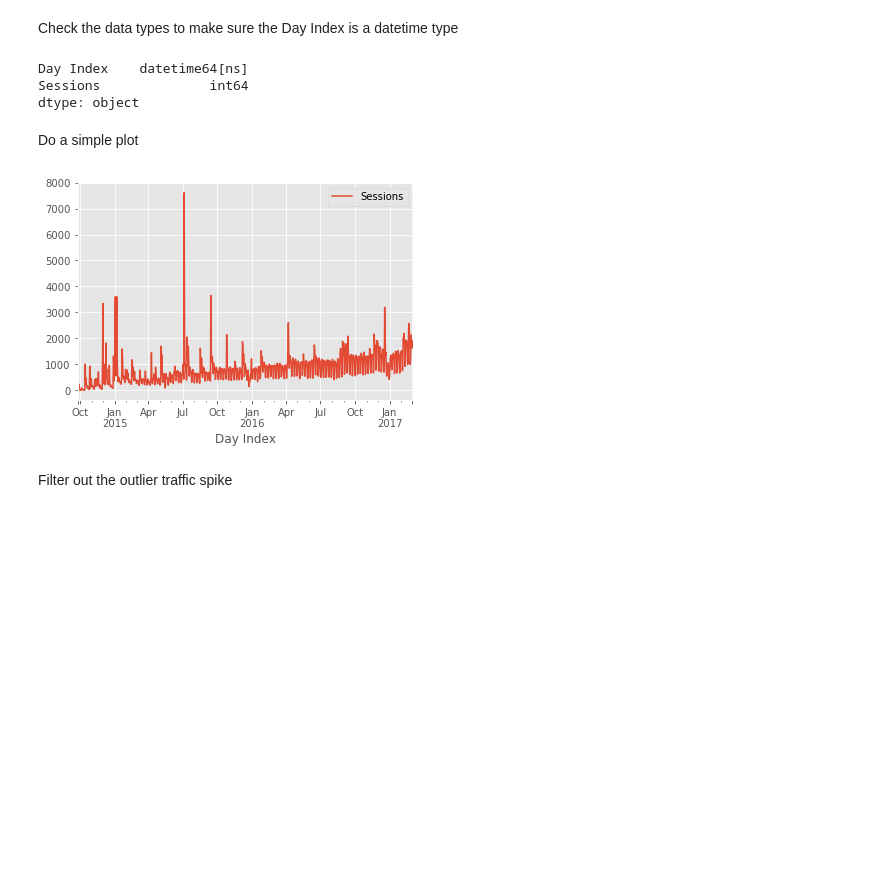
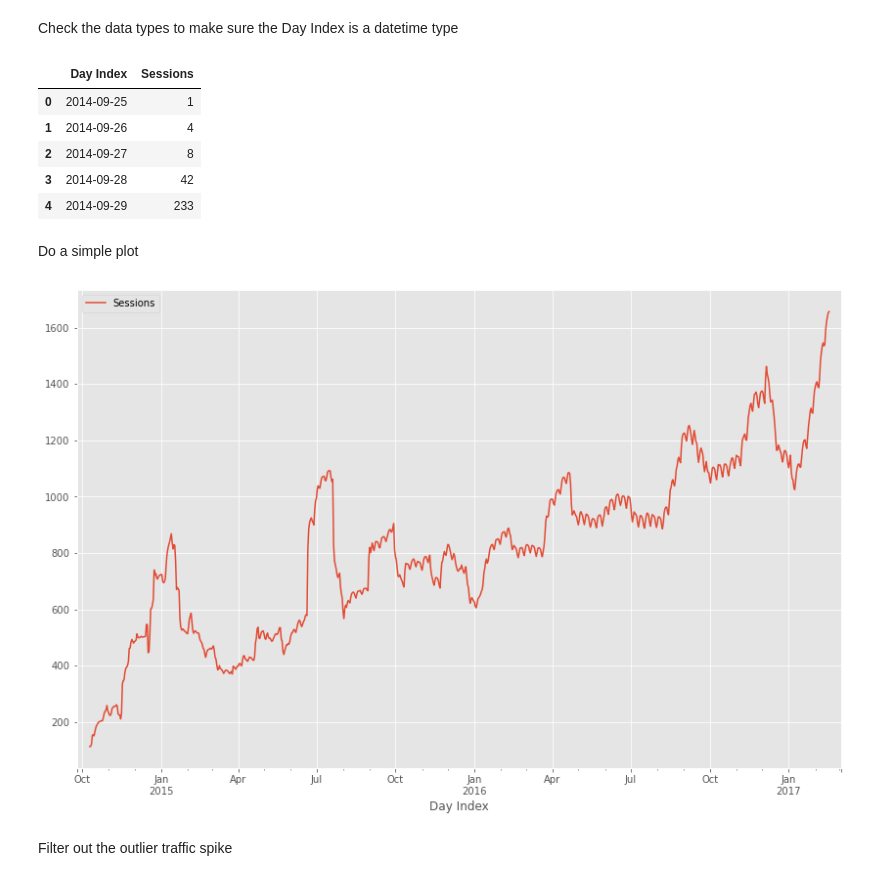
Before and after one commit to Belerofontech/curso-pandas-public, a Jupyter notebook: Profeta.ipynb, the cells around one changed output. Saved outputs shown, nothing was run; the diff lists cells and outputs as text; code cells hidden in the pictures; blank space fills up the shorter version.

```diff
--- a/Profeta.ipynb
+++ b/Profeta.ipynb
@@ -30,17 +30,20 @@ df.head()
 # %% [markdown]
 Check the data types to make sure the Day Index is a datetime type
 # %%
-df.dtypes
+df.head()
 # %% [output]
-Day Index    datetime64[ns]
-Sessions              int64
-dtype: object
+|  | Day Index | Sessions |
+| 0 | 2014-09-25 | 1 |
+| 1 | 2014-09-26 | 4 |
+| 2 | 2014-09-27 | 8 |
+| 3 | 2014-09-28 | 42 |
+| 4 | 2014-09-29 | 233 |
 # %% [markdown]
 Do a simple plot
 # %%
-df.set_index('Day Index').plot();
+df.set_index('Day Index').rolling(window=30, center=True).mean().plot(figsize=(14,9));
 # %% [output]
-[figure, old version]
+[figure, new version]
 # %% [markdown]
 Filter out the outlier traffic spike
 # %%
```
Also changed, not shown: 1 other file.
